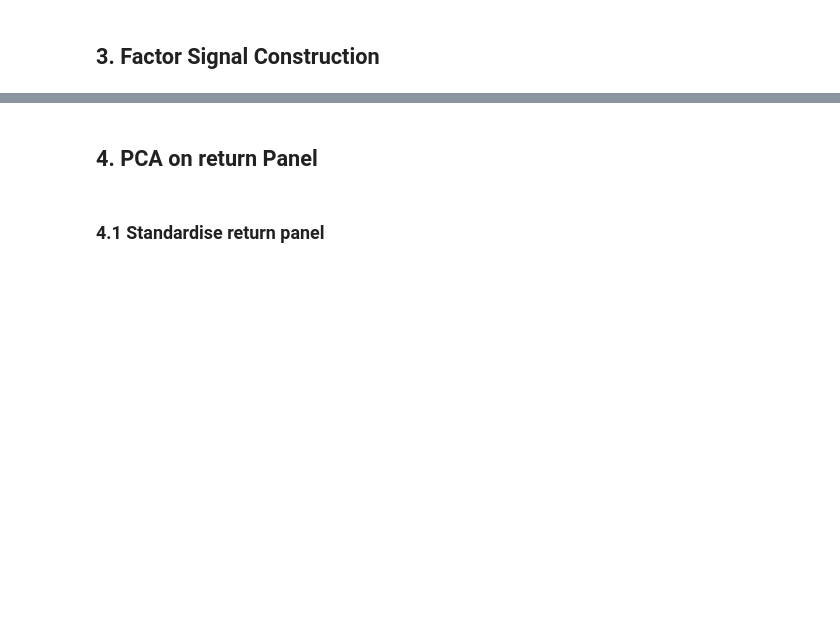
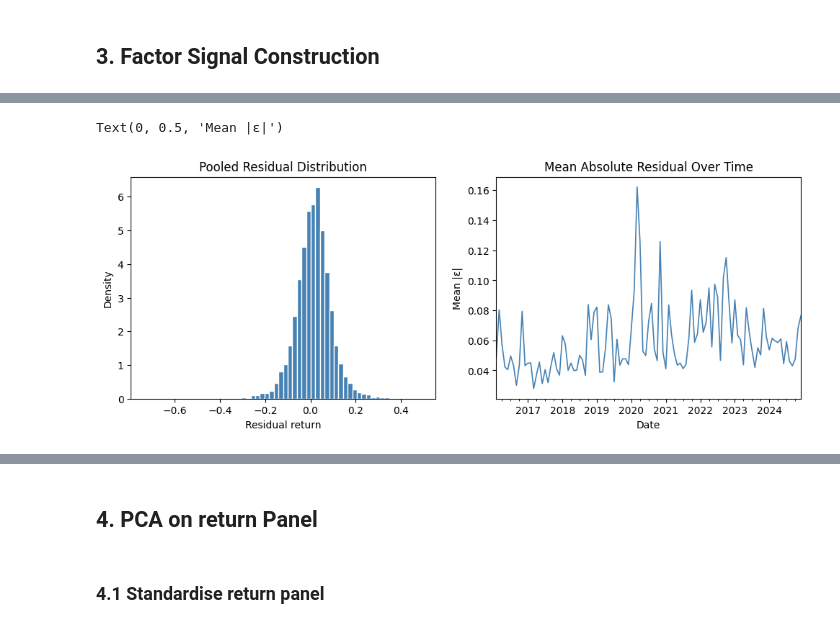
Before and after one commit to gy623/Cross-Sectional-Factor-Model-of-Asset-Returns, a Jupyter notebook: factor_model.ipynb, the cells around one changed output, grey strips where cells are left out. Cells and saved outputs as stored; diff of their text form; code cells hidden in the pictures; blank space fills up the shorter version.

```diff
--- a/factor_model.ipynb
+++ b/factor_model.ipynb
@@ -105,7 +112,9 @@ for ticker in all_tickers:
 shares_series = pd.Series(shares_dict)
 missing = shares_series[shares_series.isna()]
 print(missing) # None
-log_market_cap = np.log(data.multiply(shares_series, axis=1))
+market_cap = data.multiply(shares_series, axis=1)
+market_cap.to_csv("data/market_cap.csv")
+log_market_cap = np.log(market_cap)
 log_market_cap.to_csv("data/log_market_cap.csv")
 
 print(log_market_cap.shape) # 120 Months x 60 stocks
@@ -356,0 +400,3 @@ Period-by-period WLS, store factor returns f_t
+# %%
+weights_panel = mktcap_panel.copy().apply(np.sqrt)
+weights_panel = weights_panel.div(weights_panel.sum(axis=1), axis=0) # Normalise s.t. values in row sum to 1
@@ -356,0 +522,20 @@ Period-by-period WLS, store factor returns f_t
+# %%
+fig, axes = plt.subplots(1, 2, figsize=(12, 4))
+
+# Left — histogram of all residuals pooled
+residuals_flat = residuals_A.values.flatten()
+axes[0].hist(residuals_flat, bins=60, color="steelblue",
+             edgecolor="white", density=True)
+axes[0].set_title("Pooled Residual Distribution")
+axes[0].set_xlabel("Residual return")
+axes[0].set_ylabel("Density")
+
+# Right — mean absolute residual over time
+mean_abs_resid = residuals_A.abs().mean(axis=1)
+mean_abs_resid.plot(ax=axes[1], color="steelblue", linewidth=1.2)
+axes[1].set_title("Mean Absolute Residual Over Time")
+axes[1].set_xlabel("Date")
+axes[1].set_ylabel("Mean |ε|")
+# %% [output]
+Text(0, 0.5, 'Mean |ε|')
+[figure, added]
```
Also changed, not shown: parts of 23 cells of this notebook, 18 other files.
